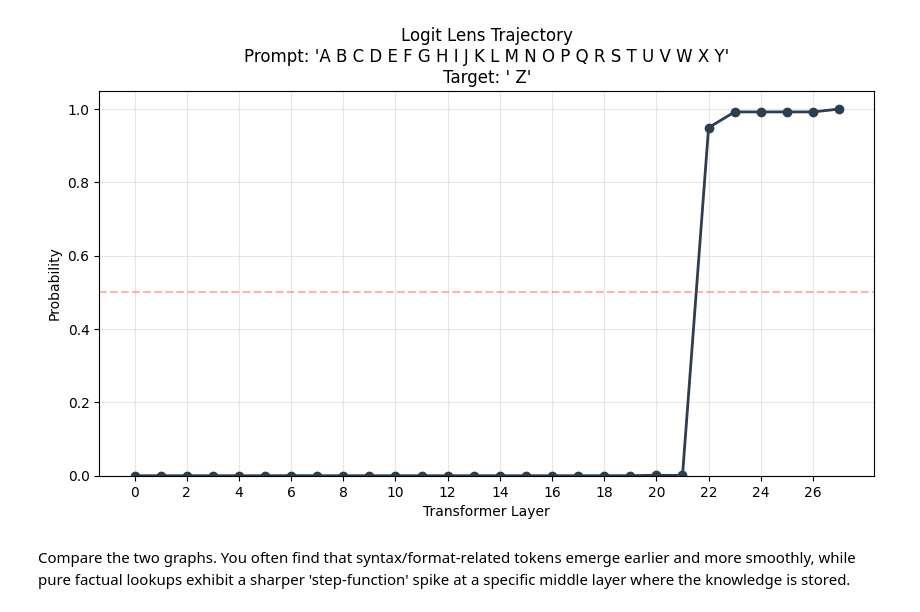
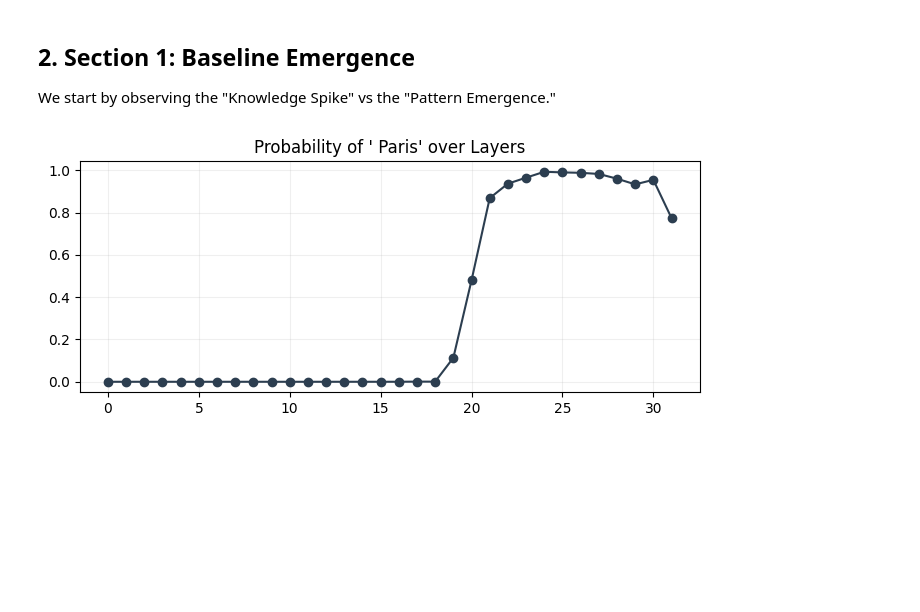
Before and after one commit to yatharth-anand-2410/llm-mechanistic-interpretability, a Jupyter notebook: 01_layerwise_logit_lens.ipynb, the cells around one changed output. Saved outputs shown, nothing was run; the diff lists cells and outputs as text; code cells hidden in the pictures; blank space fills up the shorter version.

Commit message:
updated layerwise logit lens experiments

```diff
--- a/01_layerwise_logit_lens.ipynb
+++ b/01_layerwise_logit_lens.ipynb
@@ -86,30 +54,0 @@ Layer 27 | ' Paris'        | 29.69%
-# %%
-import mlx.core as mx
-from mlx_lm import load
-from mlx_lm.models.qwen2 import create_attention_mask
-
-model_id = "mlx-community/Qwen2.5-1.5B-Instruct-bf16"
-model, tokenizer = load(model_id)
-
-# ... (Insert apply_logit_lens and get_top_prediction from Notebook 1) ...
-
-prompt = "The capital of Germany is"
-tokens = mx.array([tokenizer.encode(prompt)])
-
-# 1. Embed the tokens normally
-h = model.model.embed_tokens(tokens)
-
-print("Skipping layers 0 through 1...")
-
-# 2. Resume running normally at Layer 22 onwards
-for i in range(0, 24):
-    layer = model.model.layers[i]
-    mask = create_attention_mask(h, None)
-
-    # Run the layer
-    h = layer(h, mask, None)
-
-    # Check what it predicts at this layer
-    logits = apply_logit_lens(h, model)
-    top_word, prob = get_top_prediction(logits, tokenizer)
-    print(f"Layer {i:<2} | {repr(top_word):<15} | {prob:.2%}")
@@ -169,8 +55,8 @@ Do language models resolve syntax/patterns earlier than they resolve facts? Let'
-# %%
-# Tracking a grammatical sequence prompt
-prompt = "A B C D E F G H I J K L M N O P Q R S T U V W X Y"
-plot_logit_lens_trajectory(prompt, " Z", model, tokenizer)
-# %% [output]
-[figure, removed]
-# %% [markdown]
-Compare the two graphs. You often find that syntax/format-related tokens emerge earlier and more smoothly, while pure factual lookups exhibit a sharper 'step-function' spike at a specific middle layer where the knowledge is stored.
+# %% [markdown]
+## 2. Section 1: Baseline Emergence
+We start by observing the "Knowledge Spike" vs the "Pattern Emergence."
+# %%
+# 1.1 Factual Baseline
+plot_trajectory("The capital of France is", " Paris", model, tokenizer)
+# %% [output]
+[figure, added]
```
Also changed, not shown: parts of 31 cells of this notebook, 8 other files.
